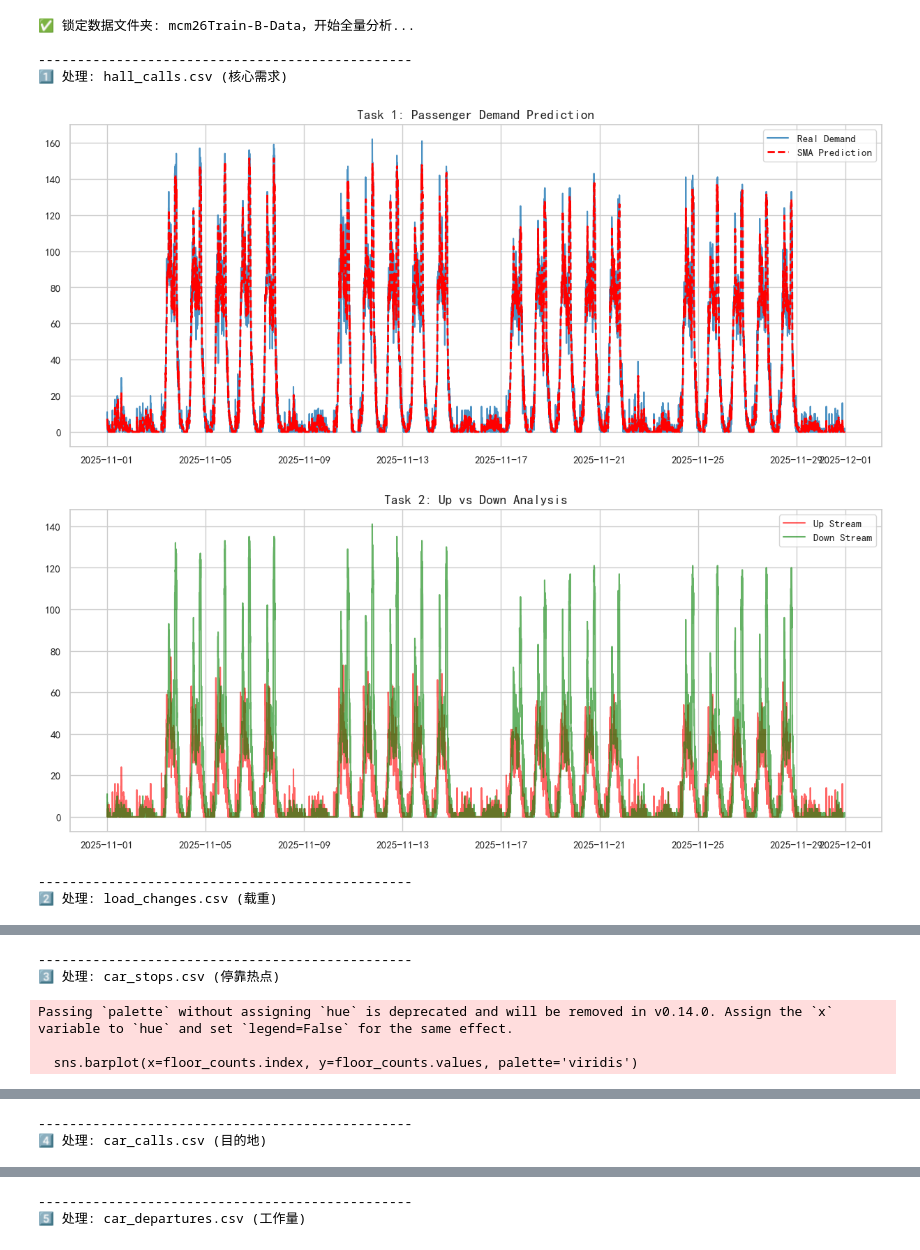
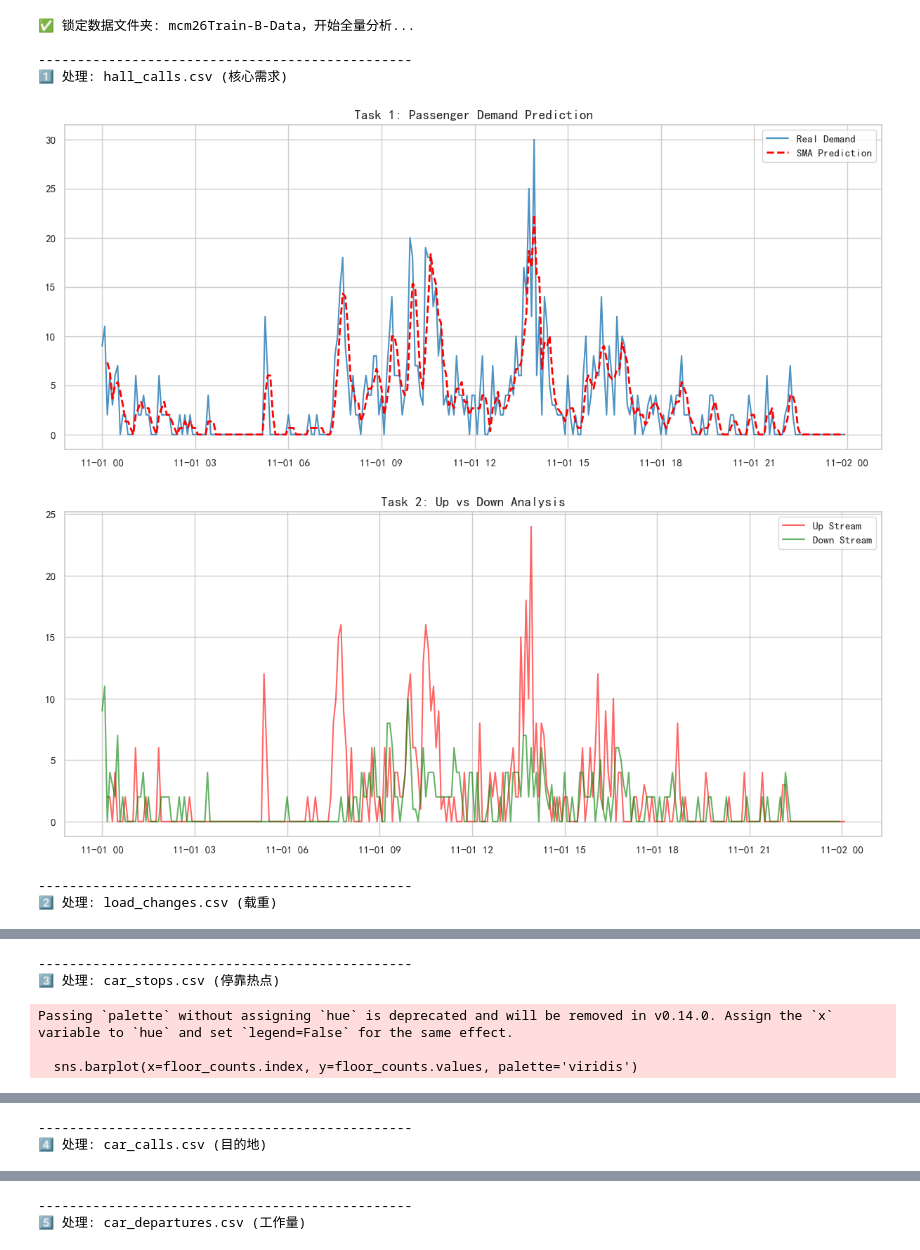
Before and after one commit to ZZJ-2024/MCM2026, a Jupyter notebook: mcm_analysis.ipynb, the cells around one changed output, grey strips where cells are left out. Cells and saved outputs as stored; diff of their text form; code cells hidden in the pictures.

```diff
--- a/mcm_analysis.ipynb
+++ b/mcm_analysis.ipynb
@@ -47,7 +47,7 @@ if os.path.exists(file_hall):
     traffic_data['Prediction'] = traffic_data['Passenger_Count'].rolling(window=3).mean()
 
     plt.figure(figsize=(15, 6))
-    points = 30 * 24 * 12
+    points = 1 * 24 * 12
     plt.plot(traffic_data.index[:points], traffic_data['Passenger_Count'][:points], label='Real Demand', color='#1f77b4', alpha=0.8)
     plt.plot(traffic_data.index[:points], traffic_data['Prediction'][:points], label='SMA Prediction', color='red', linestyle='--', linewidth=2)
     plt.title('Task 1: Passenger Demand Prediction', fontsize=14)
@@ -144,35 +144,35 @@ if os.path.exists(file_dep):
     plt.show()
 
 # ==========================================
 # 🔧 Part 6: 维修记录 (maintenance_mode.csv)
 # ==========================================
 file_maint = os.path.join(DATA_FOLDER, 'maintenance_mode.csv')
 if os.path.exists(file_maint):
     print("\n------------------------------------------------")
     print("6️⃣ 处理: maintenance_mode.csv (维修)")
 
     # ✅ 使用万能读取函数
     df_maint = read_csv_safe(file_maint)
     maint_counts = df_maint['Elevator ID'].value_counts().sort_index()
 
     if len(maint_counts) > 0:
         plt.figure(figsize=(10, 5))
         sns.barplot(x=maint_counts.index, y=maint_counts.values, color='red')
         plt.title('Maintenance Events per Elevator', fontsize=14)
         plt.xlabel('Elevator ID')
         plt.savefig('Analysis_7_Maintenance.png', dpi=300, bbox_inches='tight')
         plt.show()
     else:
         print("   -> 无维修记录")
 
 print("\n✅ 全量分析完成！编码问题已自动修复。")
 # %% [output]
 ✅ 锁定数据文件夹: mcm26Train-B-Data，开始全量分析...
 
 ------------------------------------------------
 1️⃣ 处理: hall_calls.csv (核心需求)
-[figure, old version]
+[figure, new version]
-[figure, old version]
+[figure, new version]
 ------------------------------------------------
 2️⃣ 处理: load_changes.csv (载重)
 [figure]
```
Also changed, not shown: 1 other file.
